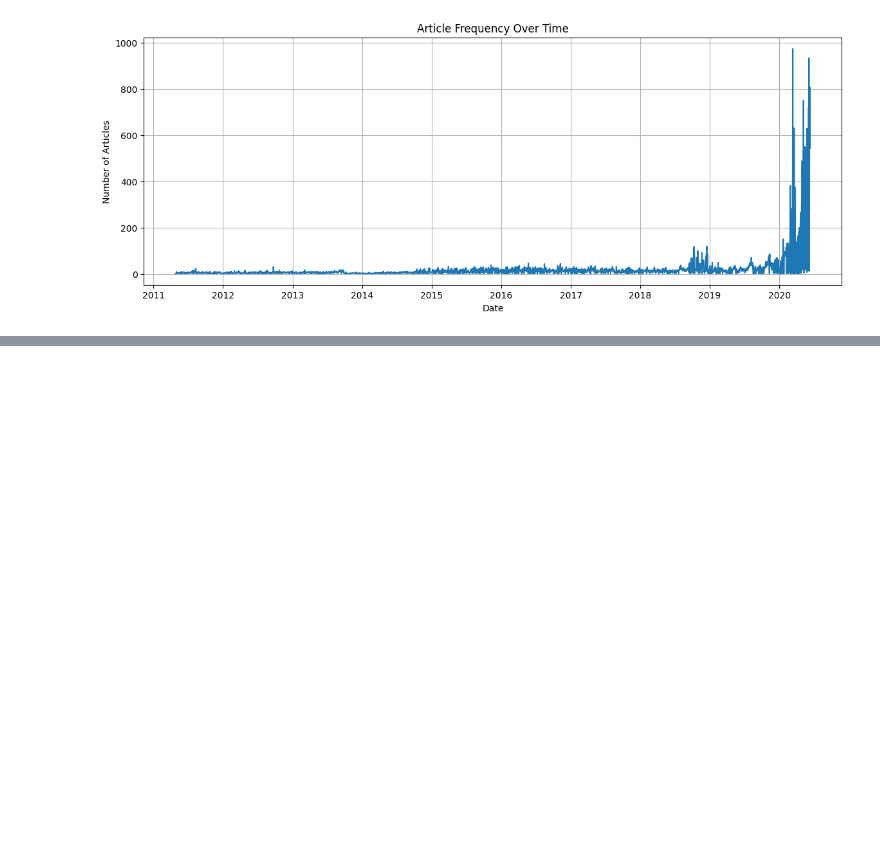
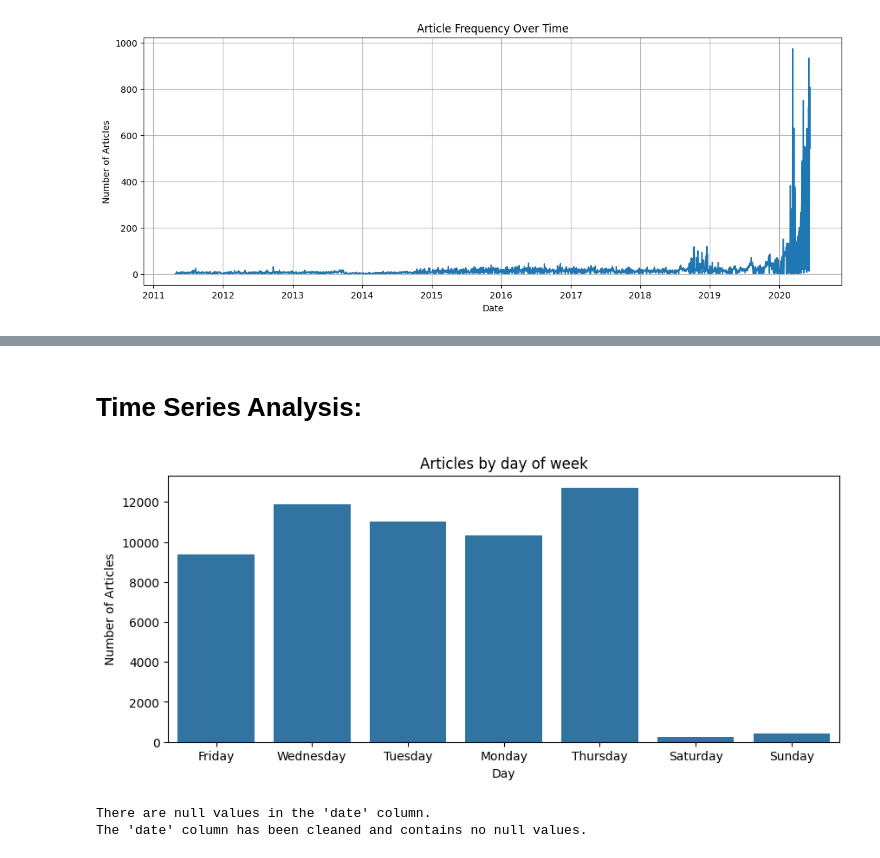
Before and after one commit to 5237-mests/stock-challenge-week-1, a Jupyter notebook: notebooks/eda_task_1.ipynb, the cells around one changed output, grey strips where cells are left out. Drawn from its saved outputs; the diff is of its cells as text; code cells hidden in the pictures; blank space fills up the shorter version.

```diff
--- a/notebooks/eda_task_1.ipynb
+++ b/notebooks/eda_task_1.ipynb
@@ -38,3 +36,8 @@ memory usage: 64.4+ MB
 print(f"Dataset shape: {df.shape}")
 # %% [output]
 Dataset shape: (1407328, 6)
+# %%
+# removed columns that are not named
+df = df.loc[:, ~df.columns.str.contains('^Unnamed')]
+# Check for missing values
+print(f"Missing values:\n{df.isnull().sum()}")
@@ -105,0 +164,30 @@ print_top_words(lda, vectorizer.get_feature_names_out(), 10)
+# %% [markdown]
+# Time Series Analysis:
+# %%
+df['date'] = pd.to_datetime(df['date'])  # Convert to datetime
+df['day_of_week'] = df['date'].dt.day_name()
+df['hour'] = df['date'].dt.hour
+
+# if df['date'].dt.hour.notnull().all():
+plt.figure(figsize=(10, 4))
+sns.countplot(x='day_of_week', data=df)
+plt.title("Articles by day of week")
+plt.xlabel("Day")
+plt.ylabel("Number of Articles")
+plt.show()
+# %% [output]
+[figure, added]
+# %%
+# check df has date column null values
+if df['date'].isnull().any():
+    print("There are null values in the 'date' column.")
+
+# remove null values in the 'date' column
+df = df.dropna(subset=['date'])
+
+# Check if the 'date' column is now clean
+if not df['date'].isnull().any():
+    print("The 'date' column has been cleaned and contains no null values.")
+# %% [output]
+There are null values in the 'date' column.
+The 'date' column has been cleaned and contains no null values.
```
Also changed, not shown: parts of 14 cells of this notebook.
